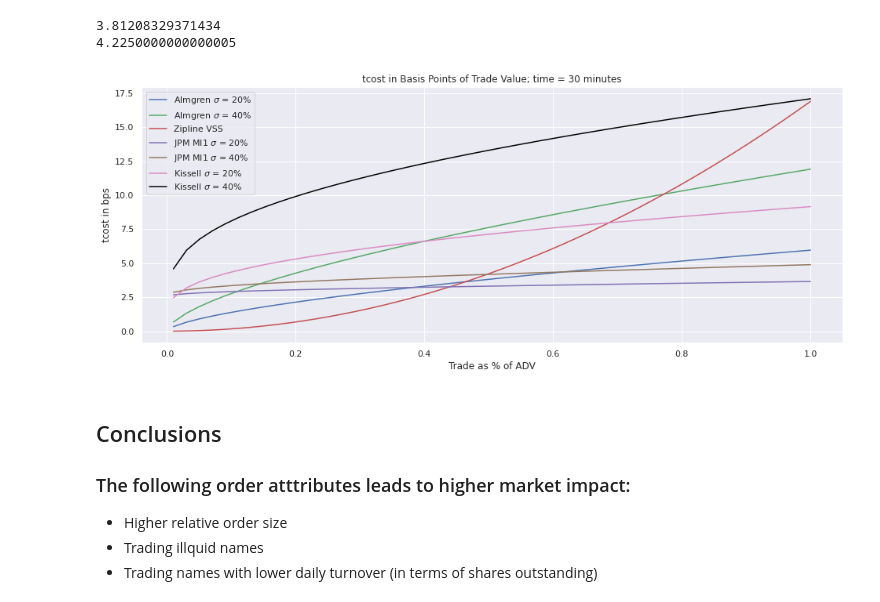
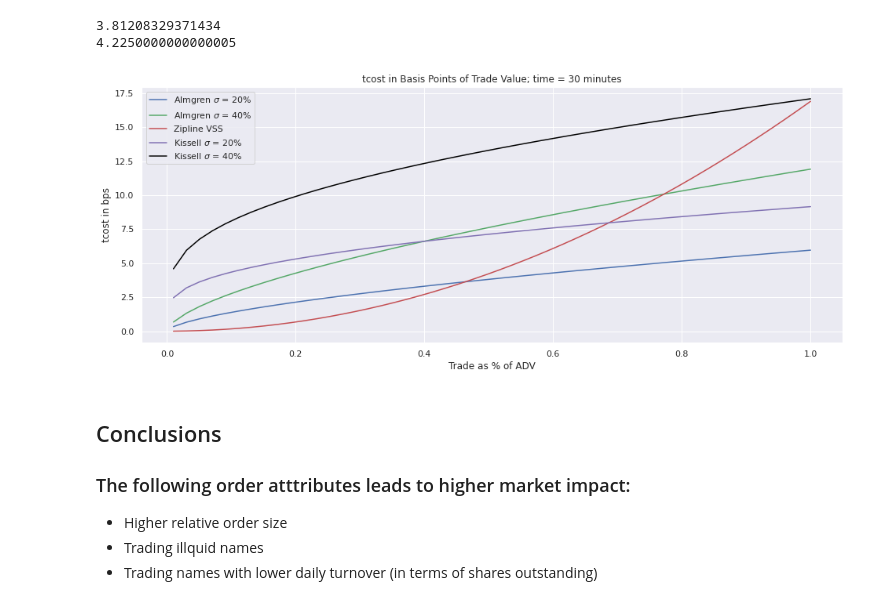
Before and after one commit to quantrocket-codeload/quant-finance-lectures, a Jupyter notebook: quant_finance_lectures/Lecture28-Market-Impact-Models.ipynb, the cells around one changed output. Cells and saved outputs as stored; diff of their text form; code cells hidden in the pictures.

```diff
--- a/quant_finance_lectures/Lecture28-Market-Impact-Models.ipynb
+++ b/quant_finance_lectures/Lecture28-Market-Impact-Models.ipynb
@@ -762,19 +762,17 @@ print(tc_Zipline_vss_bps(pct_adv=0.005, minutes=30))
 # %%
 x = np.linspace(0.0001, 0.01)
 plt.plot(x*100,tc_bps(x, 30, 0.20), label=r"Almgren $\sigma$ = 20%");
 plt.plot(x*100,tc_bps(x, 30, 0.40), label=r"Almgren $\sigma$ = 40%");
 plt.plot(x*100,tc_Zipline_vss_bps(x, minutes=30),label="Zipline VSS");
-plt.plot(x*100,jpm_mi_pct(x, ann_vol=0.2), label=r"JPM MI1 $\sigma$ = 20%");
-plt.plot(x*100,jpm_mi_pct(x, ann_vol=0.4), label=r"JPM MI1 $\sigma$ = 40%");
 plt.plot(x*100,kissell(5*10**6,0.20, 2000*10**3, x*2000*10**3), label=r"Kissell $\sigma$ = 20%");
 plt.plot(x*100,kissell(5*10**6,0.40, 2000*10**3, x*2000*10**3), label=r"Kissell $\sigma$ = 40%", color='black');
 
 plt.ylabel('tcost in bps')
 plt.xlabel('Trade as % of ADV')
 plt.title('tcost in Basis Points of Trade Value; time = 30 minutes');
 plt.legend();
 # %% [output]
-[figure, old version]
+[figure, new version]
 # %% [markdown]
 ## Conclusions
 
```
